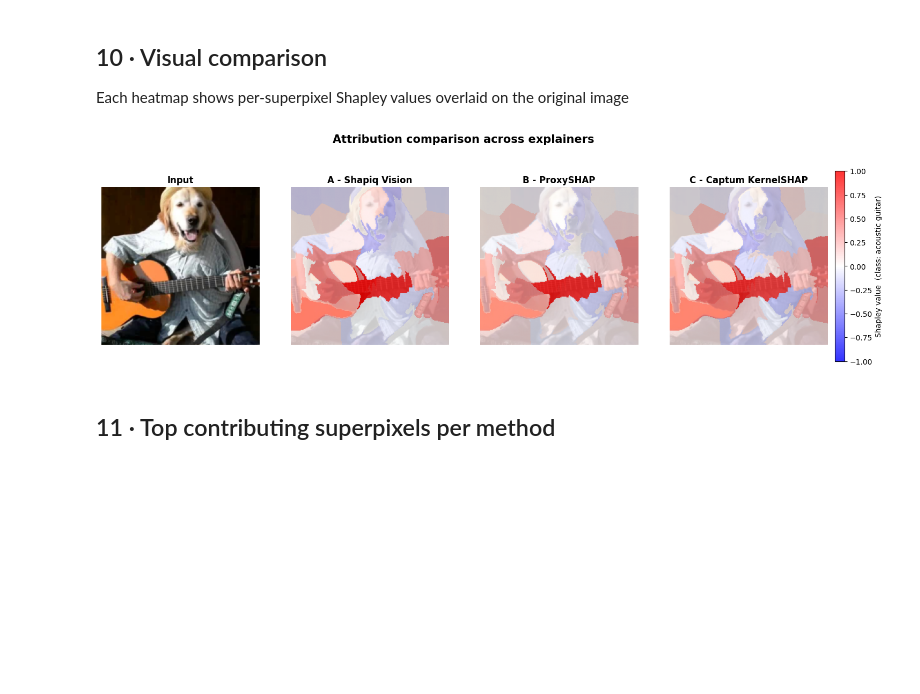
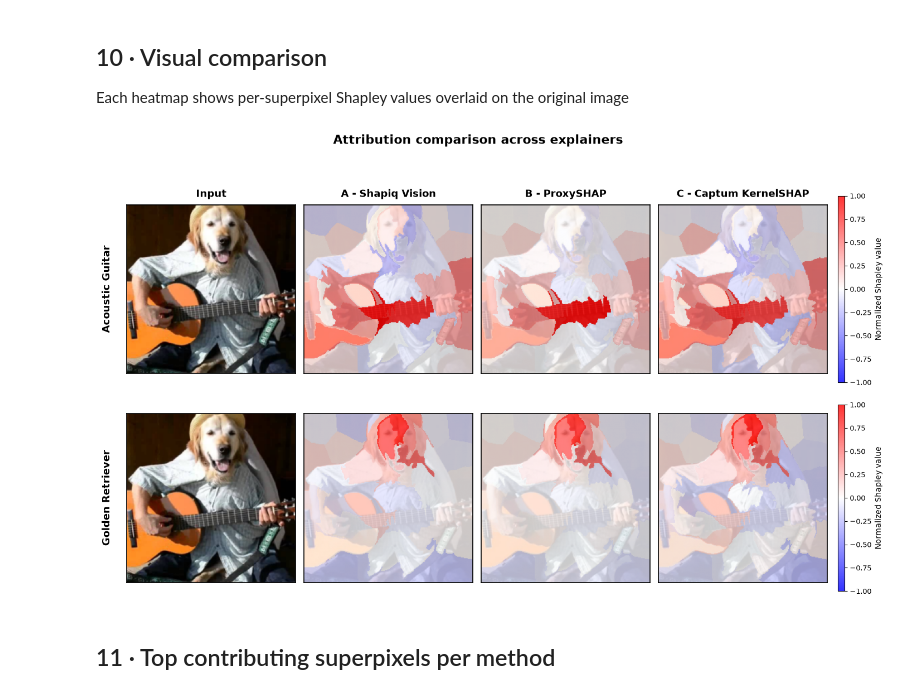
Before and after one commit to BarbaraBugala/XAI-Praktikum, a Jupyter notebook: comparison_of_methods.ipynb, the cells around one changed output. Drawn from its saved outputs; the diff is of its cells as text; code cells hidden in the pictures; blank space fills up the shorter version.

```diff
--- a/comparison_of_methods.ipynb
+++ b/comparison_of_methods.ipynb
@@ -202,7 +227,7 @@ def value_function(coalitions: np.ndarray) -> np.ndarray:
             mask = torch.isin(seg_t, active_t)
         masked = torch.where(mask, tensor_image[0], baseline[0]).unsqueeze(0)
         with torch.no_grad():
-            out = model(masked)[:, target_class]
+            out = model(masked)[:, current_target]
         outputs.append(out.item())
     return np.array(outputs)
 # %%
@@ -247,7 +307,7 @@ ks = KernelShap(_counted_model)
 attributions = ks.attribute(
     inputs=tensor_image,
     baselines=baseline,
-    target=target_class,
+    target=target_class_guitar,
     feature_mask=feature_mask,
     n_samples=BUDGET,
 )
@@ -262,11 +360,15 @@ Method C - done in 4.0s, 1024 model calls
+# %%
+results_golden = {}
+results_golden["A - Shapiq Vision"] = vals_vision_golden
+results_golden["B - ProxySHAP"] = vals_proxy_golden
+results_golden["C - Captum KernelSHAP"] = vals_captum_golden
 # %% [markdown]
 ## 9 · Runtime & budget summary
 # %%
 import pandas as pd
 
 results = {}
-if "vals_vision" in dir():
-    results["A - Shapiq Vision"] = (vals_vision, time_vision, calls_vision)
+results["A - Shapiq Vision"] = (vals_vision, time_vision, calls_vision)
 results["B - ProxySHAP"] = (vals_proxy, time_proxy, calls_proxy)
 results["C - Captum KernelSHAP"] = (vals_captum, time_captum, calls_captum)
 
@@ -291,33 +393,64 @@ Each heatmap shows per-superpixel Shapley values overlaid on the original image
 # %%
 def attribution_map(values, segments):
     out = np.zeros(segments.shape, dtype=np.float32)
     for i, v in enumerate(values):
         out[segments == i] = v
     return out
 
 names = list(results.keys())
-maps = [attribution_map(results[name][0], segments) for name in names]
-vmax = max(np.abs(m).max() for m in maps)
-maps = [m / vmax for m in maps]
-norm = TwoSlopeNorm(vmin=-1, vcenter=0, vmax=1)
+rows = [
+    (target_class_guitar, {name: results[name][0] for name in names}),
+    (target_class_golden, results_golden),
+]
 
-fig, axes = plt.subplots(1, len(names) + 1, figsize=(4.5 * (len(names) + 1), 4.6))
-axes[0].imshow(image_np)
-axes[0].set_title("Input", fontsize=12, fontweight="bold")
-axes[0].axis("off")
+n_cols = len(names) + 1
+fig, axes = plt.subplots(
+    2, n_cols,
+    figsize=(4.2 * n_cols, 4.6 * 2),
+    gridspec_kw={"wspace": 0.05, "hspace": 0.12},
+)
 
-for ax, m, title in zip(axes[1:], maps, names):
-    ax.imshow(image_np)
-    im = ax.imshow(m, cmap="bwr", norm=norm, alpha=0.8)
-    ax.set_title(title, fontsize=12, fontweight="bold")
-    ax.axis("off")
+for row_idx, (target_class, vals_dict) in enumerate(rows):
+    maps = [attribution_map(vals_dict[name], segments) for name in names]
+    vmax = max(np.abs(m).max() for m in maps)
+    maps = [m / vmax for m in maps]
+    norm = TwoSlopeNorm(vmin=-1, vcenter=0, vmax=1)
 
-cbar = fig.colorbar(im, ax=axes, fraction=0.02, pad=0.01)
-cbar.set_label(f"Shapley value  (class: {categories[target_class]})", fontsize=10)
-fig.suptitle("Attribution comparison across explainers", fontsize=15, fontweight="bold", y=1.03)
+    ax0 = axes[row_idx, 0]
+    ax0.imshow(image_np)
+    ax0.set_xticks([]); ax0.set_yticks([])
+    for spine in ax0.spines.values():
+        spine.set_visible(True)
+        spine.set_linewidth(1.2)
+    if row_idx == 0:
+        ax0.set_title("Input", fontsize=13, fontweight="bold", pad=10)
+    ax0.text(
+        -0.12, 0.5, categories[target_class].replace("_", " ").title(),
+        transform=ax0.transAxes, fontsize=13, fontweight="bold",
+        rotation=90, va="center", ha="center",
+    )
+
+    for ax, m, title in zip(axes[row_idx, 1:], maps, names):
+        ax.imshow(image_np)
+        im = ax.imshow(m, cmap="bwr", norm=norm, alpha=0.8)
+        ax.set_xticks([]); ax.set_yticks([])
+        for spine in ax.spines.values():
+            spine.set_visible(True)
+            spine.set_linewidth(1.2)
+        if row_idx == 0:
+            ax.set_title(title, fontsize=13, fontweight="bold", pad=10)
+
+    cbar = fig.colorbar(im, ax=axes[row_idx, :], fraction=0.02, pad=0.015, aspect=30)
+    cbar.set_label("Normalized Shapley value", fontsize=10)
+    cbar.ax.tick_params(labelsize=9)
+
+fig.suptitle(
+    "Attribution comparison across explainers",
+    fontsize=16, fontweight="bold", y=1.0,
+)
 plt.show()
 # %% [output]
-[figure, old version]
+[figure, new version]
 # %% [markdown]
 ## 11 · Top contributing superpixels per method
 # %%
```
Also changed, not shown: parts of 19 cells of this notebook, 1 other file.
